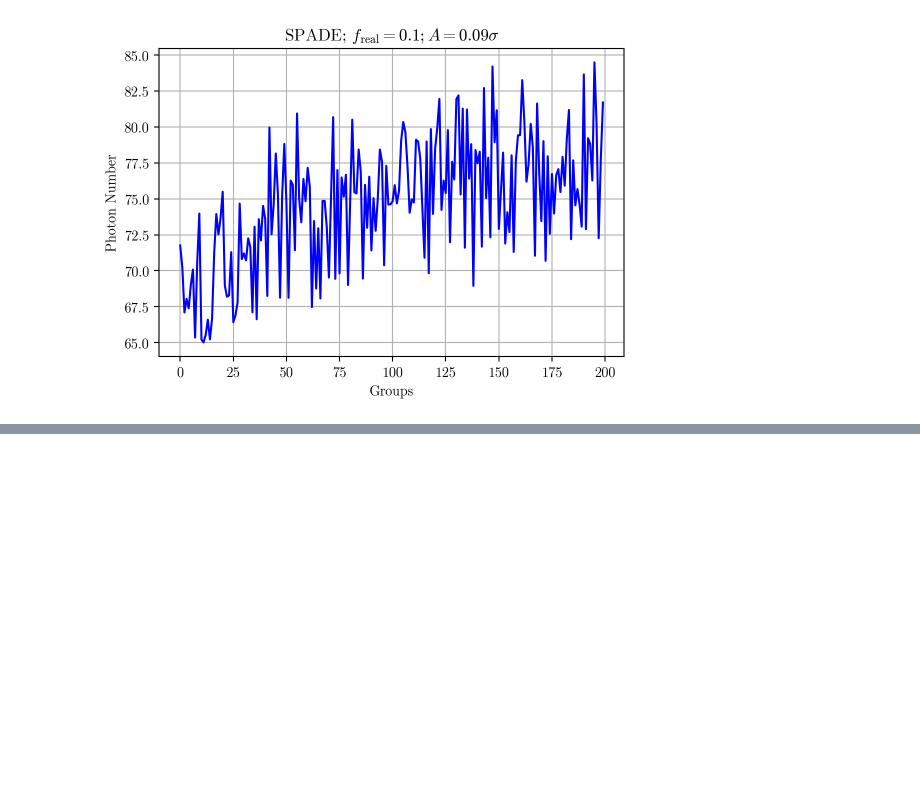
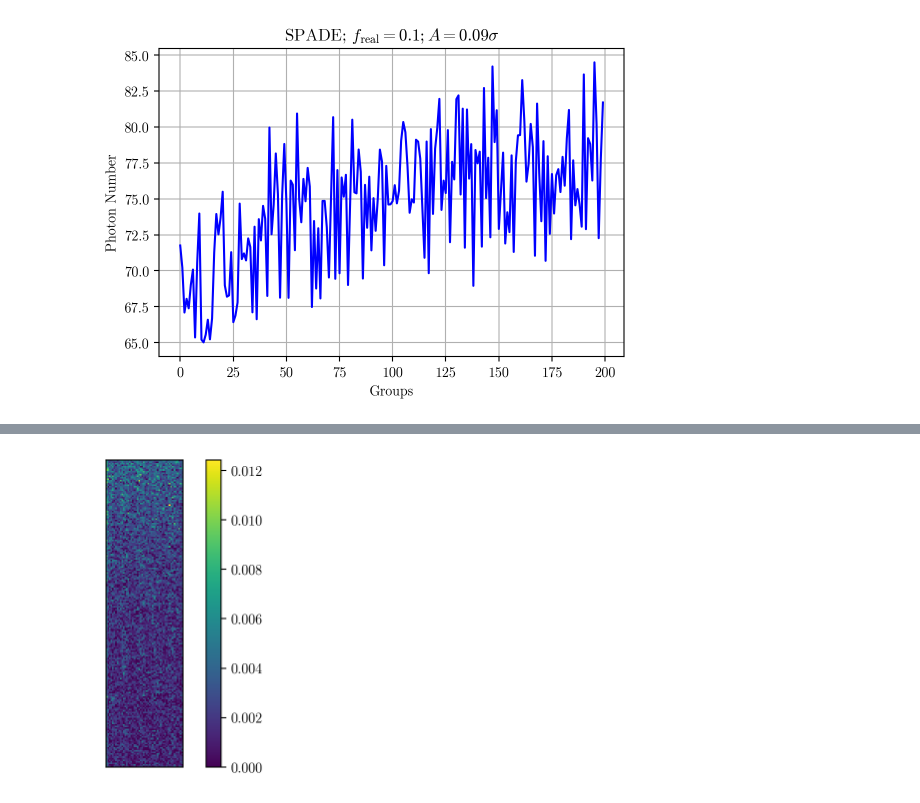
Before and after one commit to huchaoning/freqest-draft, a Jupyter notebook: temp.ipynb, the cells around one changed output, grey strips where cells are left out. Saved outputs shown, nothing was run; the diff lists cells and outputs as text; code cells hidden in the pictures; blank space fills up the shorter version.

```diff
--- a/temp.ipynb
+++ b/temp.ipynb
@@ -98,0 +105,4 @@ f()
+# %%
+imshow(c.noise_weight)
+# %% [output]
+[figure, added]
```
Also changed, not shown: parts of 2 cells of this notebook, 22 other files.
